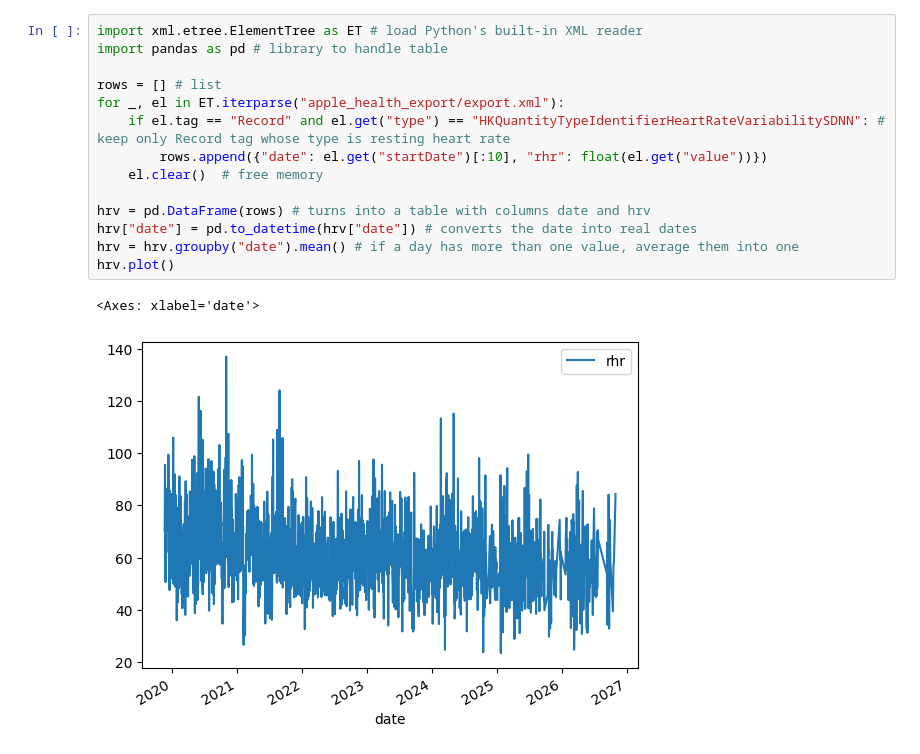
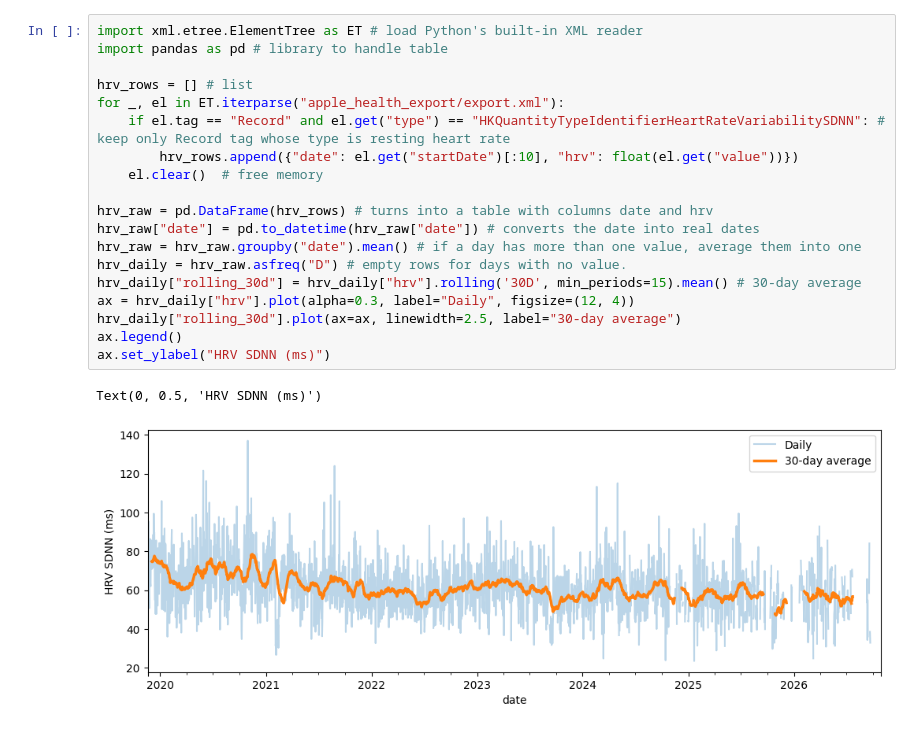
Before and after one commit to shiorissk/health-recovery, a Jupyter notebook: 01_parse.ipynb, the cells around one changed output. Drawn from its saved outputs; the diff is of its cells as text.

```diff
--- a/01_parse.ipynb
+++ b/01_parse.ipynb
@@ -19,17 +23,22 @@ Matplotlib is building the font cache; this may take a moment.
 # %%
 import xml.etree.ElementTree as ET # load Python's built-in XML reader
 import pandas as pd # library to handle table
 
-rows = [] # list
+hrv_rows = [] # list
 for _, el in ET.iterparse("apple_health_export/export.xml"):
     if el.tag == "Record" and el.get("type") == "HKQuantityTypeIdentifierHeartRateVariabilitySDNN": # keep only Record tag whose type is resting heart rate
-        rows.append({"date": el.get("startDate")[:10], "rhr": float(el.get("value"))})
+        hrv_rows.append({"date": el.get("startDate")[:10], "hrv": float(el.get("value"))})
     el.clear()  # free memory
 
-hrv = pd.DataFrame(rows) # turns into a table with columns date and hrv
-hrv["date"] = pd.to_datetime(hrv["date"]) # converts the date into real dates
-hrv = hrv.groupby("date").mean() # if a day has more than one value, average them into one
-hrv.plot()
+hrv_raw = pd.DataFrame(hrv_rows) # turns into a table with columns date and hrv
+hrv_raw["date"] = pd.to_datetime(hrv_raw["date"]) # converts the date into real dates
+hrv_raw = hrv_raw.groupby("date").mean() # if a day has more than one value, average them into one
+hrv_daily = hrv_raw.asfreq("D") # empty rows for days with no value.
+hrv_daily["rolling_30d"] = hrv_daily["hrv"].rolling('30D', min_periods=15).mean() # 30-day average
+ax = hrv_daily["hrv"].plot(alpha=0.3, label="Daily", figsize=(12, 4))
+hrv_daily["rolling_30d"].plot(ax=ax, linewidth=2.5, label="30-day average")
+ax.legend()
+ax.set_ylabel("HRV SDNN (ms)")
 # %% [output]
-<Axes: xlabel='date'>
+Text(0, 0.5, 'HRV SDNN (ms)')
-[figure, old version]
+[figure, new version]
```
Also changed, not shown: parts of 1 cell of this notebook.
